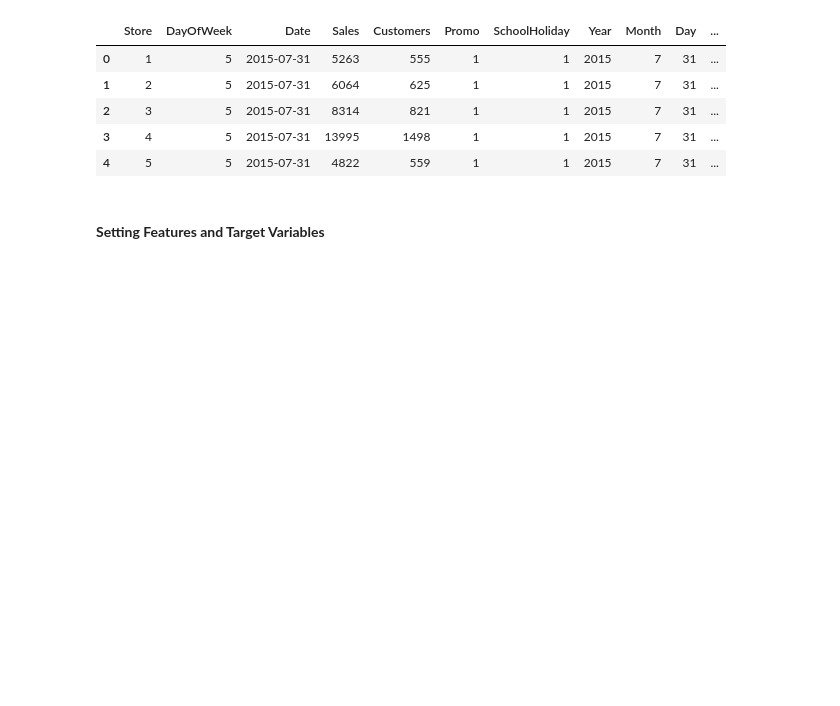
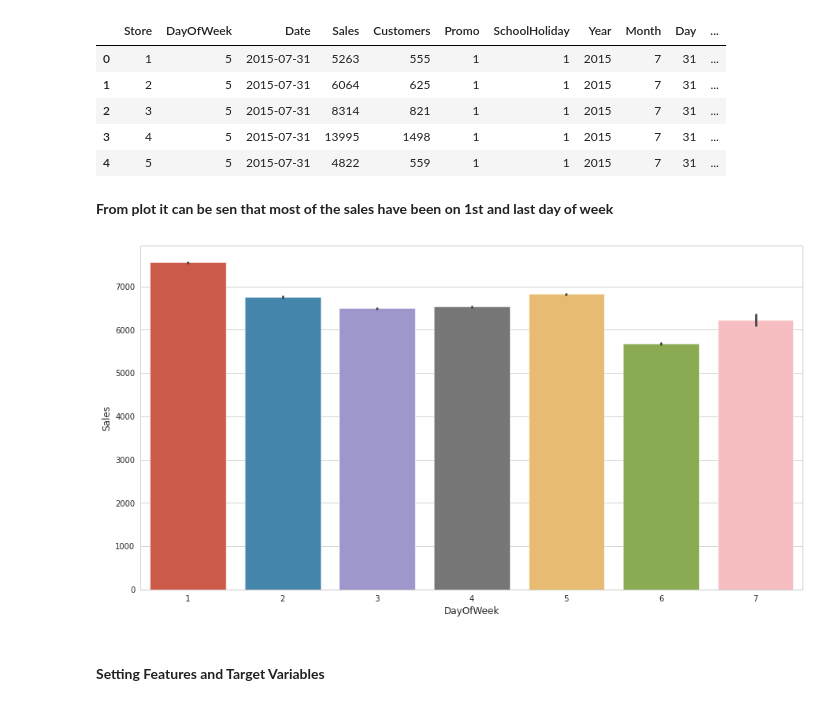
Before and after one commit to asim5800/Retail-Sales-Prediction, a Jupyter notebook: Team_Notebook_Of_Rossmann_Sales_Prediction_Capstone_Project.ipynb, the cells around one changed output. Saved outputs shown, nothing was run; the diff lists cells and outputs as text; code cells hidden in the pictures; blank space fills up the shorter version.

```diff
--- a/Team_Notebook_Of_Rossmann_Sales_Prediction_Capstone_Project.ipynb
+++ b/Team_Notebook_Of_Rossmann_Sales_Prediction_Capstone_Project.ipynb
@@ -629,6 +626,14 @@ df_new.head()
 | 2 | 3 | 5 | 2015-07-31 | 8314 | 821 | 1 | 1 | 2015 | 7 | 31 | ... |
 | 3 | 4 | 5 | 2015-07-31 | 13995 | 1498 | 1 | 1 | 2015 | 7 | 31 | ... |
 | 4 | 5 | 5 | 2015-07-31 | 4822 | 559 | 1 | 1 | 2015 | 7 | 31 | ... |
+# %% [markdown]
+**From plot it can be sen that most of the sales have been on 1st and last day of week**
+# %%
+#plot for sales in terms of days ofthe week
+plt.figure(figsize=(15,8))
+sns.barplot(x='DayOfWeek', y='Sales' ,data=df_new);
+# %% [output]
+[figure, added]
 # %% [markdown]
 #### **Setting Features and Target Variables**
 # %%
```
Also changed, not shown: parts of 20 cells of this notebook.
